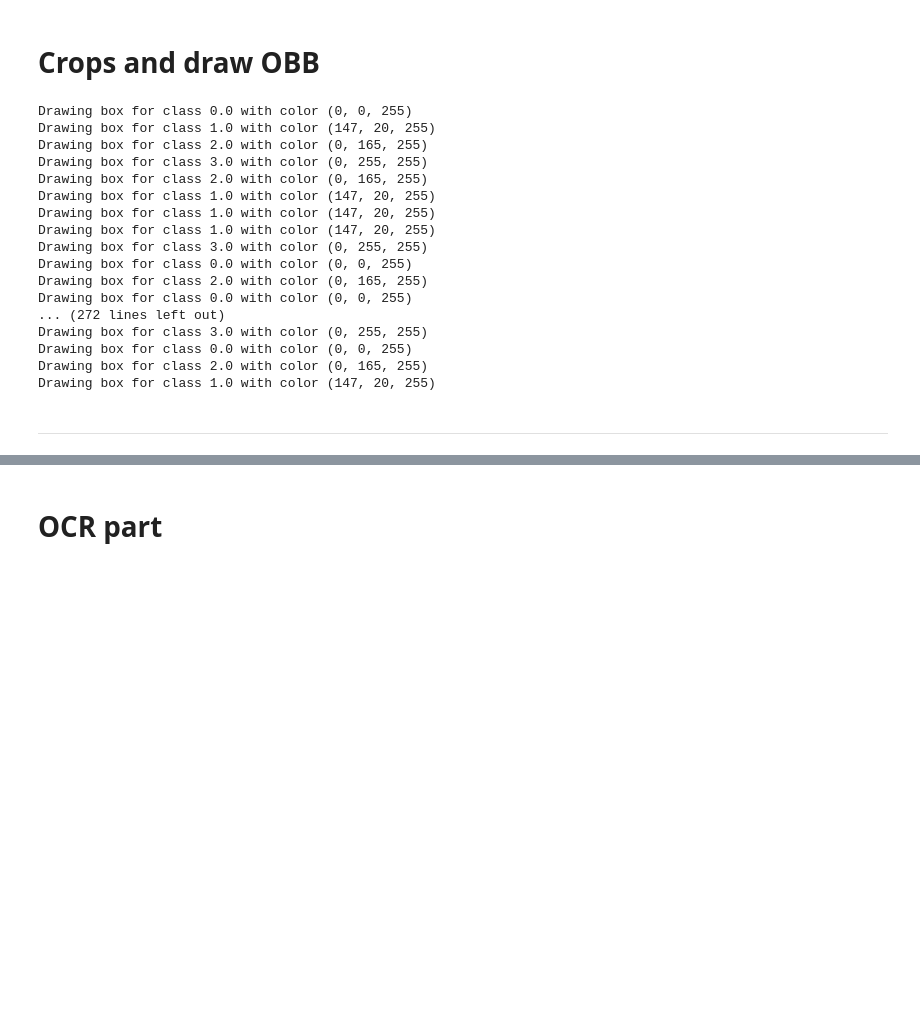
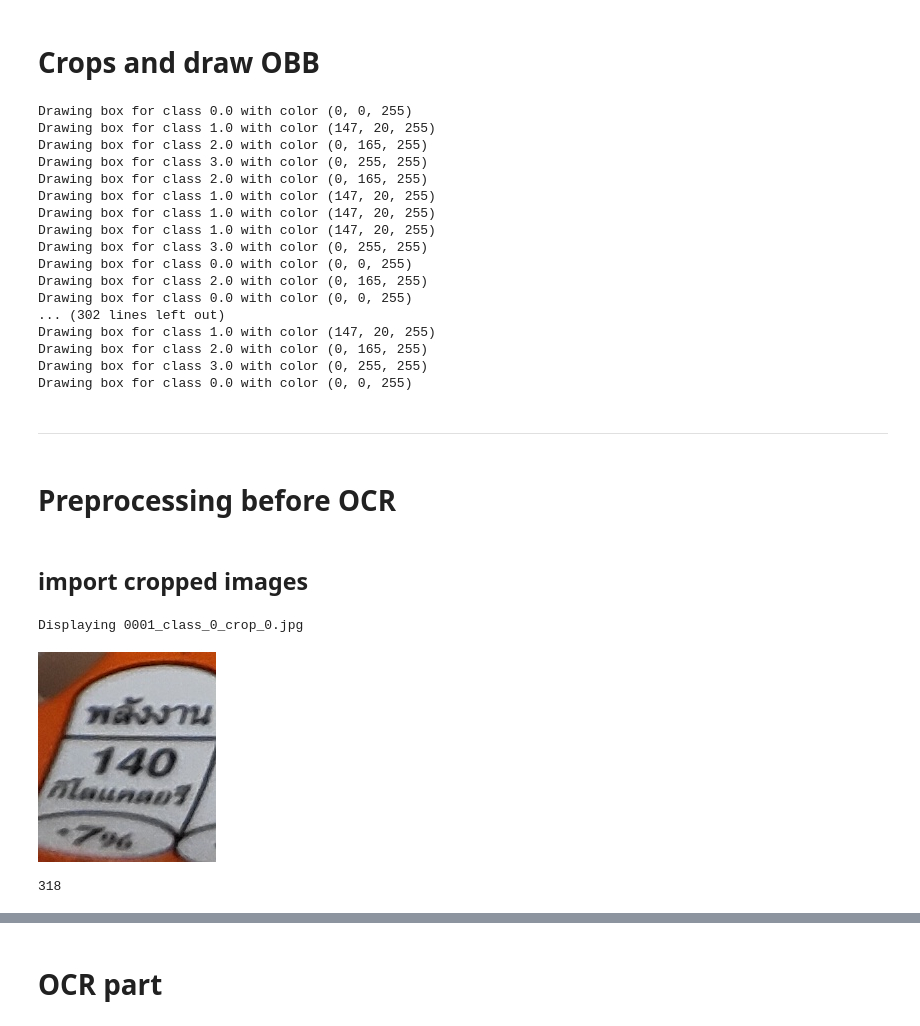
Before and after one commit to msarisapim/GDA_record, a Jupyter notebook: GDA_yolo_OCR.ipynb, the cells around one changed output, grey strips where cells are left out. Cells and saved outputs as stored; diff of their text form; code cells hidden in the pictures; blank space fills up the shorter version.

```diff
--- a/GDA_yolo_OCR.ipynb
+++ b/GDA_yolo_OCR.ipynb
@@ -354,8 +352,8 @@ def save_crops_and_draw_obb(result, save_dir, crops_dir):
     save_path = os.path.join(save_dir, os.path.basename(result.path))
     cv2.imwrite(save_path, image_for_drawing)
 
-save_dir = '/content/drive/MyDrive/SuperAI/Project/GDA/GDA-OBB/14032024/train-obb_results'
-crops_dir = '/content/drive/MyDrive/SuperAI/Project/GDA/GDA-OBB/14032024/train-crops'
+save_dir = '/content/drive/MyDrive/SuperAI/Project/GDA/GDA-OBB/14032024/obb_results'
+crops_dir = '/content/drive/MyDrive/SuperAI/Project/GDA/GDA-OBB/14032024/crops'
 
 for result in results:
     save_crops_and_draw_obb(result, save_dir, crops_dir)
@@ -372,10 +370,61 @@ Drawing box for class 3.0 with color (0, 255, 255)
 Drawing box for class 0.0 with color (0, 0, 255)
 Drawing box for class 2.0 with color (0, 165, 255)
 Drawing box for class 0.0 with color (0, 0, 255)
-... (272 lines left out)
+... (302 lines left out)
+Drawing box for class 1.0 with color (147, 20, 255)
+Drawing box for class 2.0 with color (0, 165, 255)
 Drawing box for class 3.0 with color (0, 255, 255)
 Drawing box for class 0.0 with color (0, 0, 255)
-Drawing box for class 2.0 with color (0, 165, 255)
-Drawing box for class 1.0 with color (147, 20, 255)
 # %% [markdown]
 ------
+# %% [markdown]
+# Preprocessing before OCR
+# %% [markdown]
+## import cropped images
+# %%
+import cv2
+import os
+
+def load_cropped_images(crops_dir):
+    """
+    Loads all cropped images from a specified directory.
+
+    Parameters:
+    - crops_dir: Directory where the cropped images are saved.
+
+    Returns:
+    - A list of tuples, each containing the filename and the corresponding loaded image.
+    """
+    cropped_images = []
+    for filename in os.listdir(crops_dir):
+        if filename.endswith(".jpg") or filename.endswith(".png"):  # Check for image files
+            file_path = os.path.join(crops_dir, filename)
+            image = cv2.imread(file_path)
+            if image is not None:
+                cropped_images.append((filename, image))
+            else:
+                print(f"Warning: Could not load image {filename}")
+    return cropped_images
+# %%
+from google.colab.patches import cv2_imshow
+
+# Specify the directory where your cropped images are saved
+crops_dir = '/content/drive/MyDrive/SuperAI/Project/GDA/GDA-OBB/14032024/train-crops'
+
+# Load the cropped images
+cropped_images = load_cropped_images(crops_dir)
+
+# Assuming 'cropped_images' contains your loaded images as before
+if cropped_images:
+    filename, image = cropped_images[0]
+    print(f"Displaying {filename}")
+    cv2_imshow(image)  # Use cv2_imshow instead of cv2.imshow in Colab
+else:
+    print("No cropped images were loaded.")
+# %% [output]
+Displaying 0001_class_0_crop_0.jpg
+[figure, added]
+# %%
+len(cropped_images)
+# %% [output]
+318
```
Also changed, not shown: parts of 13 cells of this notebook.
